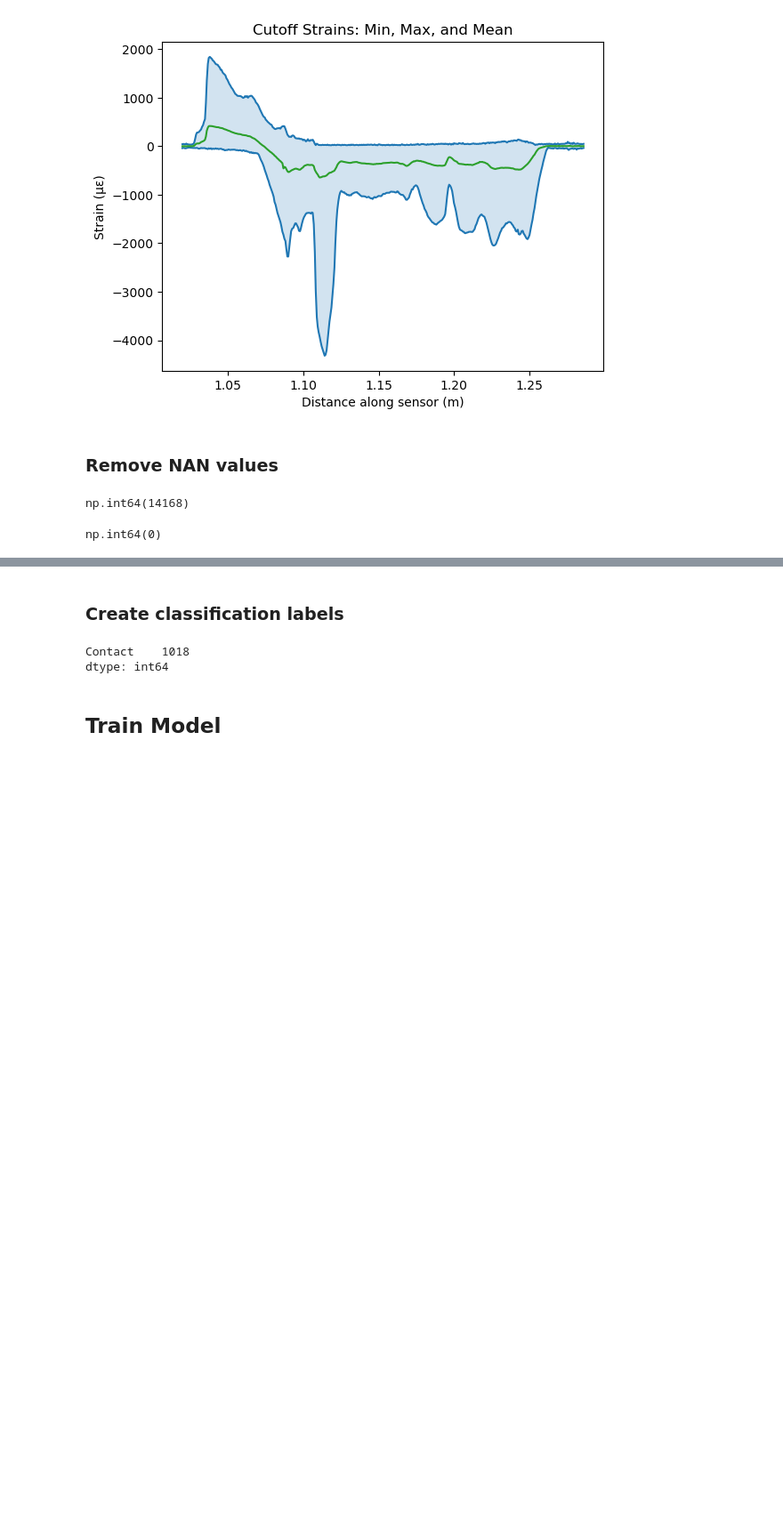
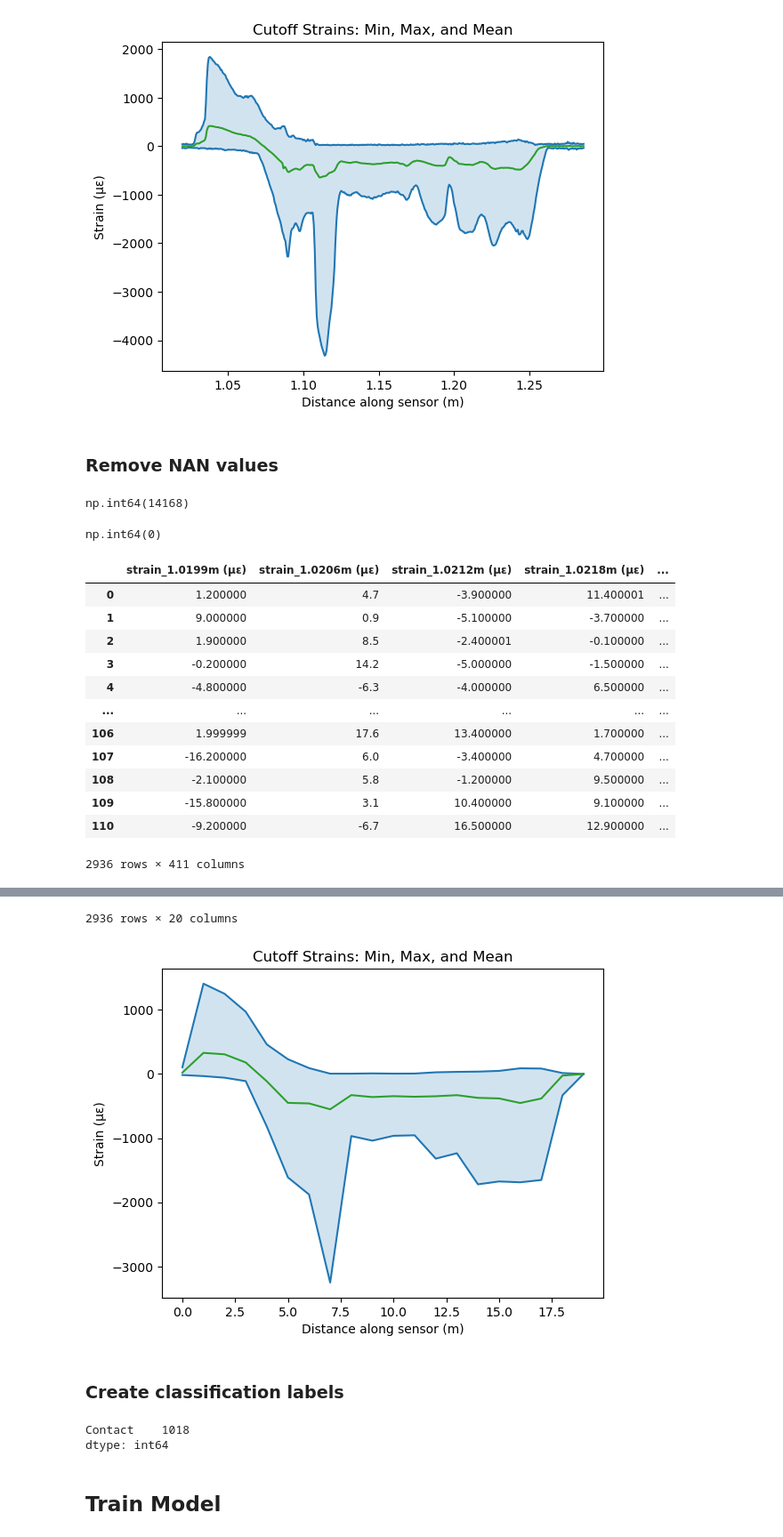
Before and after one commit to Jskacines/strain_learning, a Jupyter notebook: contact_classification.ipynb, the cells around one changed output, grey strips where cells are left out. Shown at 89% size. Saved outputs shown, nothing was run; the diff lists cells and outputs as text; code cells hidden in the pictures; blank space fills up the shorter version.

```diff
--- a/contact_classification.ipynb
+++ b/contact_classification.ipynb
@@ -168,3 +168,41 @@ display(cutoff_strain.isna().sum().sum())
 # %% [output]
 np.int64(14168)
 np.int64(0)
+# %%
+n_dimensions = 20
+display(cutoff_strain)
+cutoff_strain_matrix = cutoff_strain.to_numpy()
+downsampled_strain_matrix = np.empty((np.shape(cutoff_strain_matrix)[0],n_dimensions))
+sample_step = np.shape(cutoff_strain_matrix)[1]//n_dimensions
+for i in range(n_dimensions-1):
+    downsampled_strain_matrix[:,i] = np.mean(cutoff_strain_matrix[:,i*sample_step:(i+1)*sample_step],axis=1)
+downsampled_strain = pd.DataFrame(downsampled_strain_matrix)
+display(pd.DataFrame(downsampled_strain))
+
+upper_bound = downsampled_strain.max()
+lower_bound = downsampled_strain.min()
+mean_line = downsampled_strain.mean()
+
+fig, ax = plt.subplots()
+ax.plot(range(n_dimensions),upper_bound,color='tab:blue')
+ax.plot(range(n_dimensions),lower_bound,color='tab:blue')
+ax.plot(range(n_dimensions),mean_line,color='tab:green')
+ax.fill_between(range(n_dimensions),upper_bound,lower_bound,alpha=0.2)
+ax.set_title("Cutoff Strains: Min, Max, and Mean")
+ax.set_ylabel("Strain (με)")
+ax.set_xlabel("Distance along sensor (m)")
+plt.show()
+# %% [output]
+|  | strain_1.0199m (µε) | strain_1.0206m (µε) | strain_1.0212m (µε) | strain_1.0218m (µε) | ... |
+| 0 | 1.200000 | 4.7 | -3.900000 | 11.400001 | ... |
+| 1 | 9.000000 | 0.9 | -5.100000 | -3.700000 | ... |
+| 2 | 1.900000 | 8.5 | -2.400001 | -0.100000 | ... |
+| 3 | -0.200000 | 14.2 | -5.000000 | -1.500000 | ... |
+| 4 | -4.800000 | -6.3 | -4.000000 | 6.500000 | ... |
+| ... | ... | ... | ... | ... | ... |
+| 106 | 1.999999 | 17.6 | 13.400000 | 1.700000 | ... |
+| 107 | -16.200000 | 6.0 | -3.400000 | 4.700000 | ... |
+| 108 | -2.100000 | 5.8 | -1.200000 | 9.500000 | ... |
+| 109 | -15.800000 | 3.1 | 10.400000 | 9.100000 | ... |
+| 110 | -9.200000 | -6.7 | 16.500000 | 12.900000 | ... |
+2936 rows × 411 columns
@@ -171,3 +221,5 @@ np.int64(0)
+2936 rows × 20 columns
+[figure, added]
 # %% [markdown]
 ### Create classification labels
 # %%
```
Also changed, not shown: parts of 6 cells of this notebook.
